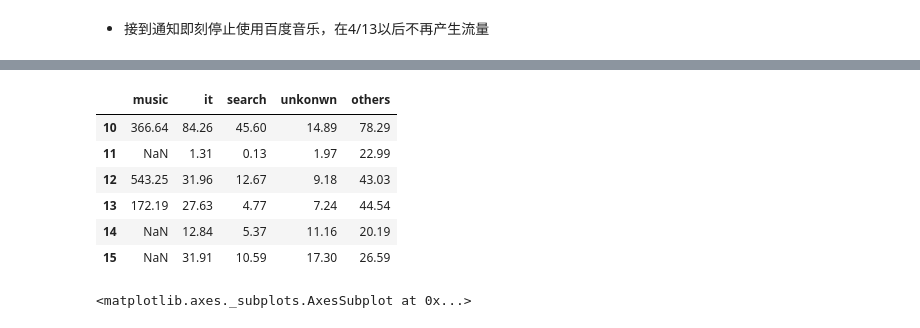
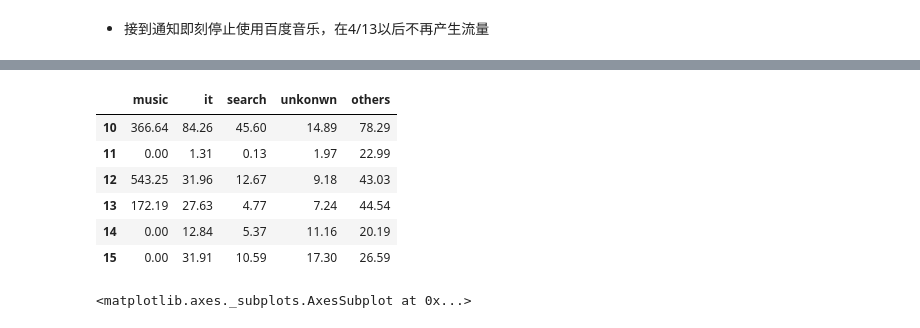
Before and after one commit to hugolu/learn-data-analysis, a Jupyter notebook: wangwang/network-usage.ipynb, the cells around one changed output, grey strips where cells are left out. Cells and saved outputs as stored; diff of their text form; code cells hidden in the pictures.

```diff
--- a/wangwang/network-usage.ipynb
+++ b/wangwang/network-usage.ipynb
@@ -141,17 +96,17 @@ Name: 流量, dtype: float64
 # %%
 usage = pd.concat([df_baidu_music.groupby(lambda idx: idx.day)[gb_volume].sum(),
                    df_it_related.groupby(lambda idx: idx.day)[gb_volume].sum(),
                    df_search_engine.groupby(lambda idx: idx.day)[gb_volume].sum(),
                    df_unknown_app.groupby(lambda idx: idx.day)[gb_volume].sum(),
-                   df_others.groupby(lambda idx: idx.day)[gb_volume].sum()], axis=1)
-usage.columns = ['music','it','search','unkonwn','others']
+                   df_others.groupby(lambda idx: idx.day)[gb_volume].sum()],
+                  axis=1, keys=['music','it','search','unkonwn','others']).fillna(0)
 usage
 # %% [output]
 |  | music | it | search | unkonwn | others |
 | 10 | 366.64 | 84.26 | 45.60 | 14.89 | 78.29 |
-| 11 | NaN | 1.31 | 0.13 | 1.97 | 22.99 |
+| 11 | 0.00 | 1.31 | 0.13 | 1.97 | 22.99 |
 | 12 | 543.25 | 31.96 | 12.67 | 9.18 | 43.03 |
 | 13 | 172.19 | 27.63 | 4.77 | 7.24 | 44.54 |
-| 14 | NaN | 12.84 | 5.37 | 11.16 | 20.19 |
-| 15 | NaN | 31.91 | 10.59 | 17.30 | 26.59 |
+| 14 | 0.00 | 12.84 | 5.37 | 11.16 | 20.19 |
+| 15 | 0.00 | 31.91 | 10.59 | 17.30 | 26.59 |
 # %%
```
Also changed, not shown: parts of 7 cells of this notebook.
